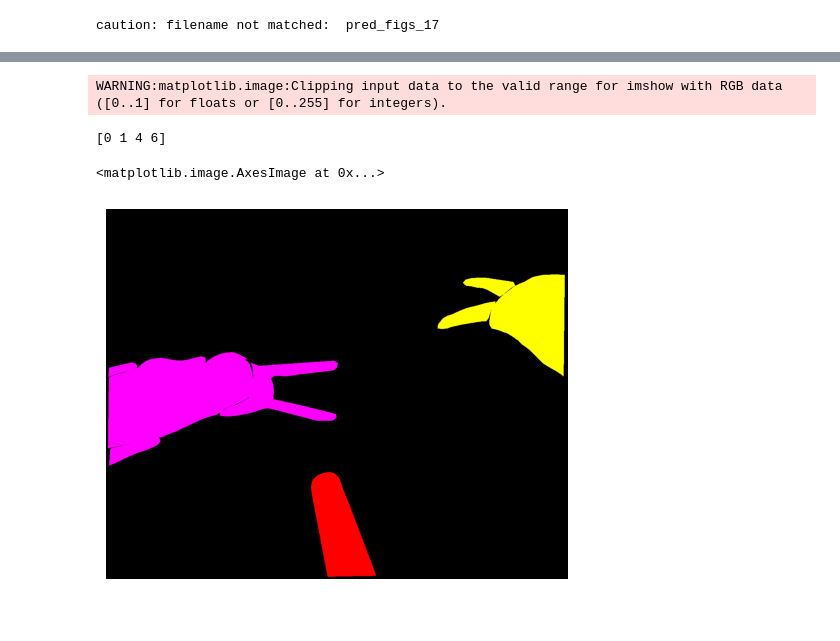
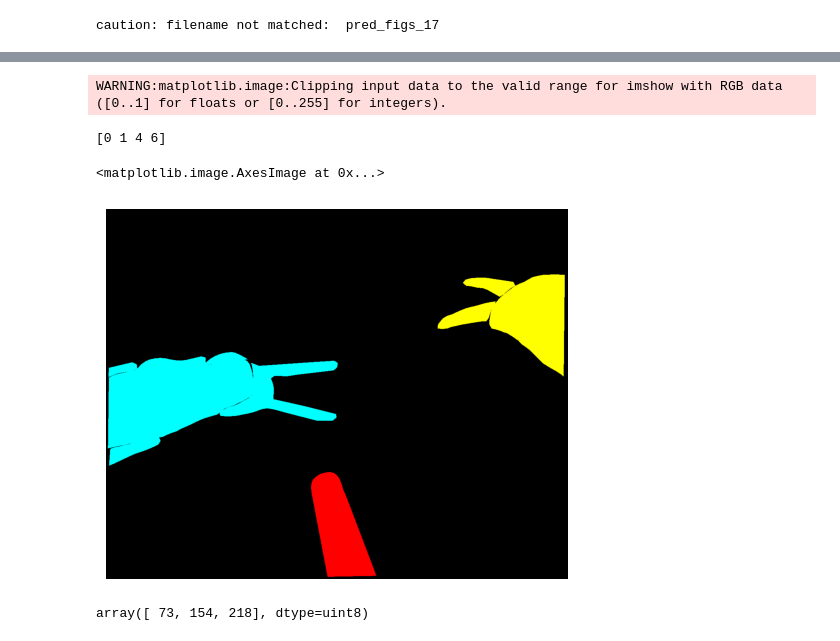
Before and after one commit to mobarakol/tutorial_notebooks, a Jupyter notebook: figures_desam.ipynb, the cells around one changed output, grey strips where cells are left out. Saved outputs shown, nothing was run; the diff lists cells and outputs as text; code cells hidden in the pictures.

```diff
--- a/figures_desam.ipynb
+++ b/figures_desam.ipynb
@@ -40,35 +52,38 @@ plt.imshow(mask)
 # %%
 colors = [(0, 0, 0),   # Background (black)
-        #   (255, 0, 0), # Class 1 (red)
-          (255, 0, 255), # Class 5 (magenta)
+          (0, 154, 218), # Class 1 (magenta)#[ 73, 154, 218]
           (0, 255, 0), # Class 2 (green)
           (0, 0, 255), # Class 3 (blue)
           (255, 255, 0), # Class 4 (yellow)
           (255, 0, 255), # Class 5 (magenta)
-        #   (0, 255, 255), # Class 6 (cyan)
-          (255, 0, 0), # Class 1 (red)
+          (255, 0, 0), # Class 6 (red)
           (128, 128, 128)] # Class 7 (gray)
 
 mask = cv2.imread('pred_figs_18/seq_5_frame029.png', 0)
 
 classes = np.unique(mask)
 r_mask = np.zeros((mask.shape[0], mask.shape[1]))
 g_mask = np.zeros((mask.shape[0], mask.shape[1]))
 b_mask = np.zeros((mask.shape[0], mask.shape[1]))
 
 print(classes)
 for i, cls in enumerate(classes):
     if cls == 0:
         continue
     r_mask[mask==cls] = colors[cls][0];
     g_mask[mask==cls] = colors[cls][1];
     b_mask[mask==cls] = colors[cls][2]
 
 plt.figure()
 plt.axis('off')
 plt.imshow(np.array([r_mask,g_mask,b_mask]).transpose(1,2,0))
 # %% [output]
 WARNING:matplotlib.image:Clipping input data to the valid range for imshow with RGB data ([0..1] for floats or [0..255] for integers).
 [0 1 4 6]
 <matplotlib.image.AxesImage at 0x...>
-[figure, old version]
+[figure, new version]
+# %%
+mask = cv2.imread('rgb.png')
+np.unique(mask)
+# %% [output]
+array([ 73, 154, 218], dtype=uint8)
```
Also changed, not shown: parts of 3 cells of this notebook.
